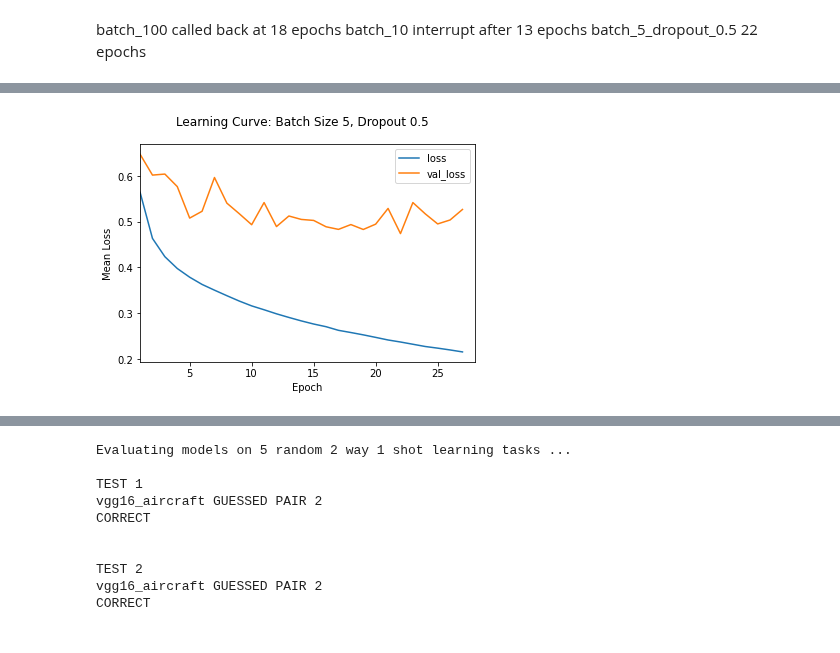
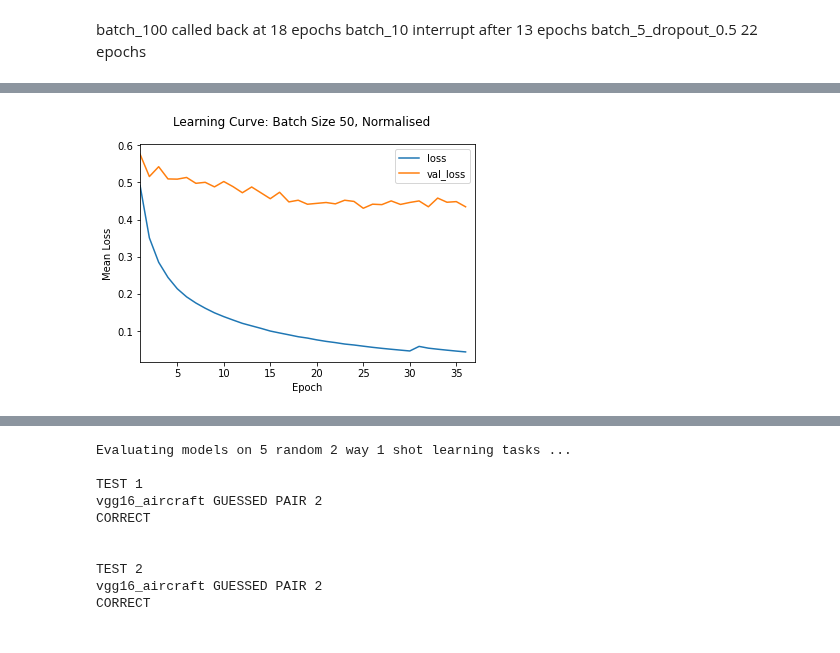
Before and after one commit to beetee17/few_shot_learning, a Jupyter notebook: aircraft/aircraft.ipynb, the cells around one changed output, grey strips where cells are left out. Cells and saved outputs as stored; diff of their text form; code cells hidden in the pictures.

```diff
--- a/aircraft/aircraft.ipynb
+++ b/aircraft/aircraft.ipynb
@@ -120,27 +129,27 @@ NameError: name 'hist' is not defined
 # %%
-with open('plots/LC_vgg16_aircraft_batch_5_maxnorm_2.txt', 'r') as f:
+with open('plots/LC_vgg16_aircraft_batch_50_batch_norm.txt', 'r') as f:
     contents = f.read()
     hist_dict = eval(contents)
 for k, v in hist.history.items():
-    hist_dict[k] = (hist_dict[k][:] + hist.history[k])
-with open('plots/LC_vgg16_aircraft_batch_5_maxnorm_2.txt', 'w') as f:
+    hist_dict[k] = hist_dict[k] + hist.history[k][:6]
+with open('plots/LC_vgg16_aircraft_batch_50_batch_norm.txt', 'w') as f:
     f.write(str(hist_dict))
-# with open('plots/LC_vgg16_aircraft_batch_5_maxnorm_2.txt', 'w') as f:
+# with open('plots/LC_vgg16_aircraft_batch_50_batch_norm.txt', 'w') as f:
 #     f.write(str(hist.history))
 # %%
 X = range(1, len(hist_dict['loss']) + 1)
 for k, v in hist_dict.items():
     if 'loss' in k:
         plt.plot(X, v, label=k)
 
 plt.xlabel('Epoch')
 plt.xticks(range(0, len(hist_dict['loss']) + 1, 5))
 plt.xlim(X[0], X[-1]+1)
 
 plt.ylabel('Mean Loss')
 plt.legend()
-plt.suptitle('Learning Curve: Batch Size {}, Dropout {} Max_norm({})'.format(5, 0.5, 2))
-plt.savefig('plots/LC_vgg16_aircraft_batch_5_maxnorm_2.pdf')
+plt.suptitle('Learning Curve: Batch Size {}, Normalised'.format(50))
+plt.savefig('plots/LC_vgg16_aircraft_batch_50_batch_norm.pdf')
 plt.show()
 # %% [output]
-[figure, old version]
+[figure, new version]
```
Also changed, not shown: parts of 15 cells of this notebook.
